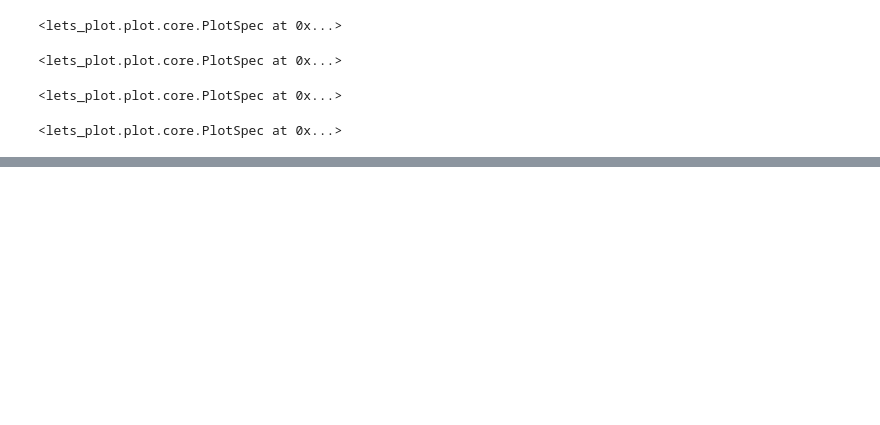
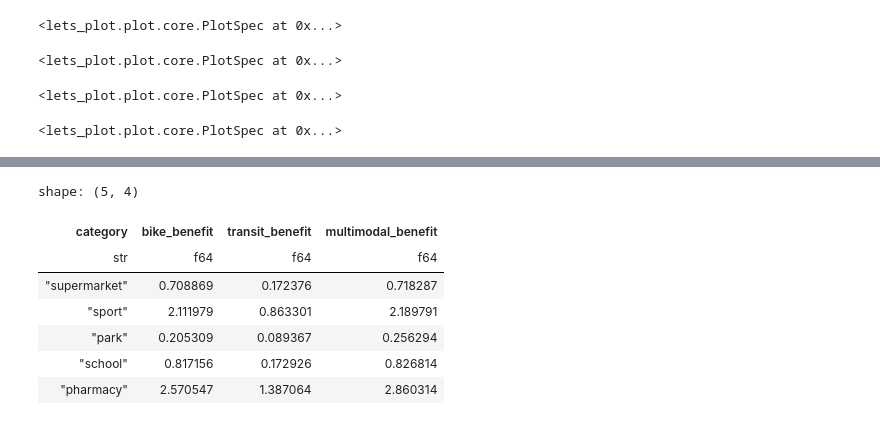
Before and after one commit to hextransit/n-minute-city, a Jupyter notebook: python/single_city_eval.ipynb, the cells around one changed output, grey strips where cells are left out. Saved outputs shown, nothing was run; the diff lists cells and outputs as text; code cells hidden in the pictures; blank space fills up the shorter version.

```diff
--- a/python/single_city_eval.ipynb
+++ b/python/single_city_eval.ipynb
@@ -210,0 +230,15 @@ ggplot(benefit_df.to_pandas()) + \
+# %%
+benefit_df.groupby("category").agg(
+    pl.col('bike_benefit').mean().alias('bike_benefit'),
+    pl.col('transit_benefit').mean().alias('transit_benefit'),
+    pl.col('multimodal_benefit').mean().alias('multimodal_benefit'),
+)
+# %% [output]
+shape: (5, 4)
+| category | bike_benefit | transit_benefit | multimodal_benefit |
+| str | f64 | f64 | f64 |
+| "supermarket" | 0.708869 | 0.172376 | 0.718287 |
+| "sport" | 2.111979 | 0.863301 | 2.189791 |
+| "park" | 0.205309 | 0.089367 | 0.256294 |
+| "school" | 0.817156 | 0.172926 | 0.826814 |
+| "pharmacy" | 2.570547 | 1.387064 | 2.860314 |
```
Also changed, not shown: parts of 9 cells of this notebook, 2 other files.
